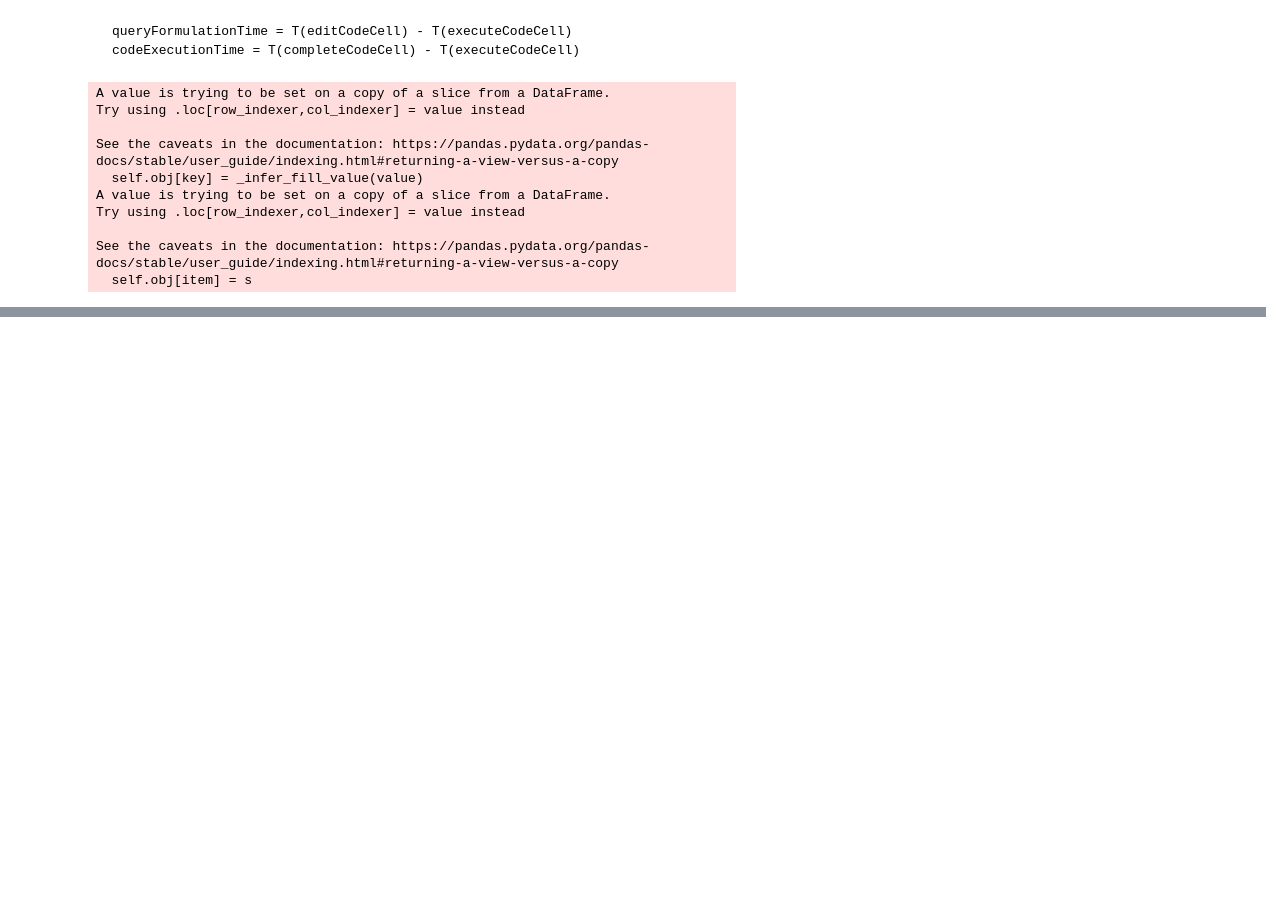
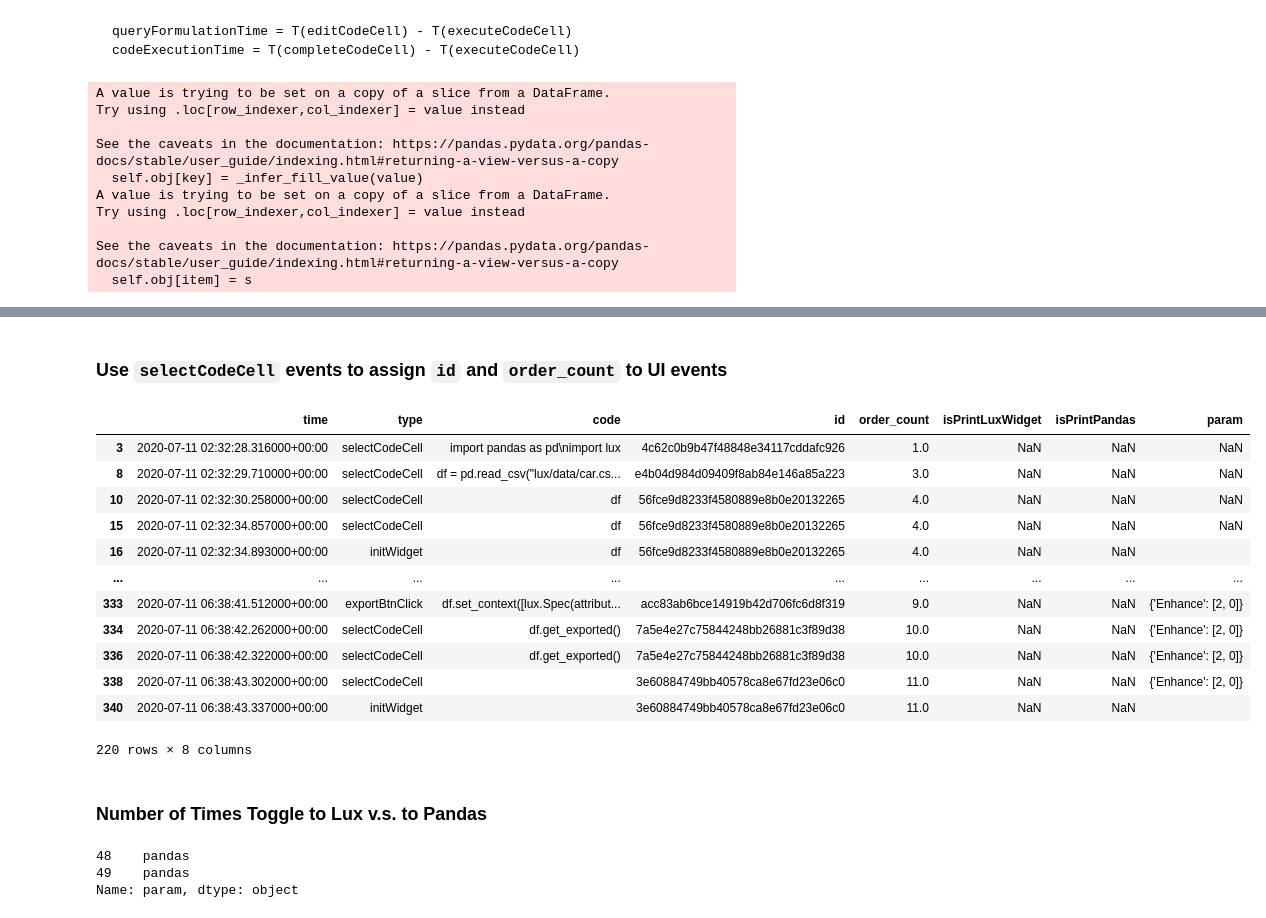
Before and after one commit to willeppy/lux-logger, a Jupyter notebook: analysis/Log Analysis.ipynb, the cells around one changed output, grey strips where cells are left out. Cells and saved outputs as stored; diff of their text form; code cells hidden in the pictures; blank space fills up the shorter version.

```diff
--- a/analysis/Log Analysis.ipynb
+++ b/analysis/Log Analysis.ipynb
@@ -74,0 +95,5 @@ df
+# %% [markdown]
+### Use `selectCodeCell` events to assign `id` and `order_count` to UI events
+# %%
+UIevents = ['initWidget','switchTab', 'startScroll', 'stopScroll',
+       'toggleBtnClick', 'clickVis', 'exportBtnClick']
@@ -74,0 +102,26 @@ df
+# %%
+uiEventDf = df[df.type.isin(UIevents+['selectCodeCell'])].ffill() #fill forwards based on the values in the most recent `selectCodeCell`
+# %%
+uiEventDf
+# %% [output]
+|  | time | type | code | id | order_count | isPrintLuxWidget | isPrintPandas | param |
+| 3 | 2020-07-11 02:32:28.316000+00:00 | selectCodeCell | import pandas as pd\nimport lux | 4c62c0b9b47f48848e34117cddafc926 | 1.0 | NaN | NaN | NaN |
+| 8 | 2020-07-11 02:32:29.710000+00:00 | selectCodeCell | df = pd.read_csv("lux/data/car.cs... | e4b04d984d09409f8ab84e146a85a223 | 3.0 | NaN | NaN | NaN |
+| 10 | 2020-07-11 02:32:30.258000+00:00 | selectCodeCell | df | 56fce9d8233f4580889e8b0e20132265 | 4.0 | NaN | NaN | NaN |
+| 15 | 2020-07-11 02:32:34.857000+00:00 | selectCodeCell | df | 56fce9d8233f4580889e8b0e20132265 | 4.0 | NaN | NaN | NaN |
+| 16 | 2020-07-11 02:32:34.893000+00:00 | initWidget | df | 56fce9d8233f4580889e8b0e20132265 | 4.0 | NaN | NaN |  |
+| ... | ... | ... | ... | ... | ... | ... | ... | ... |
+| 333 | 2020-07-11 06:38:41.512000+00:00 | exportBtnClick | df.set_context([lux.Spec(attribut... | acc83ab6bce14919b42d706fc6d8f319 | 9.0 | NaN | NaN | {'Enhance': [2, 0]} |
+| 334 | 2020-07-11 06:38:42.262000+00:00 | selectCodeCell | df.get_exported() | 7a5e4e27c75844248bb26881c3f89d38 | 10.0 | NaN | NaN | {'Enhance': [2, 0]} |
+| 336 | 2020-07-11 06:38:42.322000+00:00 | selectCodeCell | df.get_exported() | 7a5e4e27c75844248bb26881c3f89d38 | 10.0 | NaN | NaN | {'Enhance': [2, 0]} |
+| 338 | 2020-07-11 06:38:43.302000+00:00 | selectCodeCell |  | 3e60884749bb40578ca8e67fd23e06c0 | 11.0 | NaN | NaN | {'Enhance': [2, 0]} |
+| 340 | 2020-07-11 06:38:43.337000+00:00 | initWidget |  | 3e60884749bb40578ca8e67fd23e06c0 | 11.0 | NaN | NaN |  |
+220 rows × 8 columns
+# %% [markdown]
+### Number of Times Toggle to Lux v.s. to Pandas
+# %%
+uiEventDf[uiEventDf["type"]=='toggleBtnClick'].param
+# %% [output]
+48    pandas
+49    pandas
+Name: param, dtype: object
```
Also changed, not shown: parts of 25 cells of this notebook, 2 other files.
